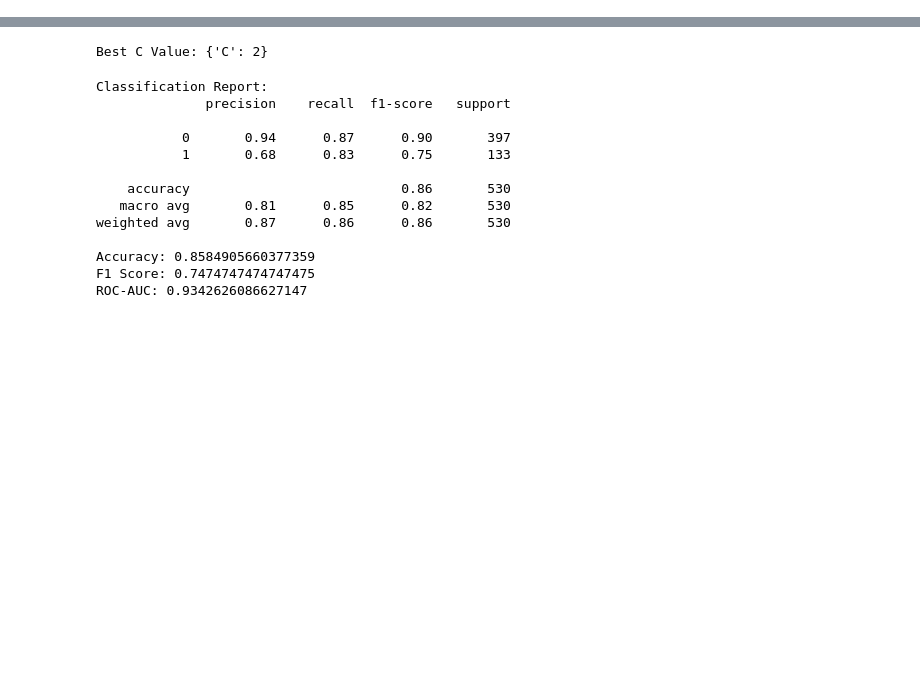
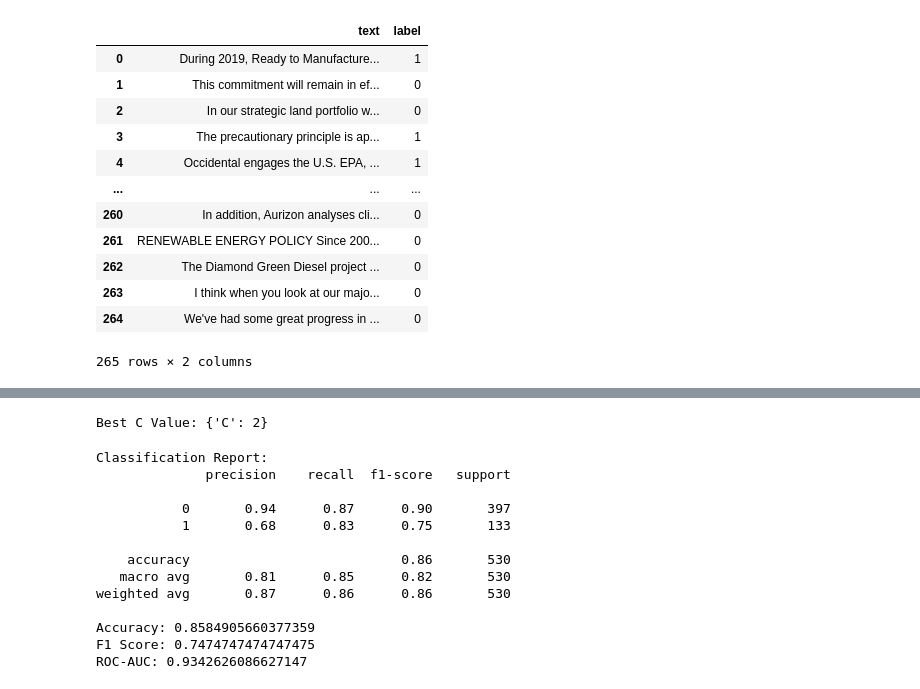
Before and after one commit to Nimishasree24/domain-project, a Jupyter notebook: ESG.ipynb, the cells around one changed output, grey strips where cells are left out. Cells and saved outputs as stored; diff of their text form; code cells hidden in the pictures; blank space fills up the shorter version.

```diff
--- a/ESG.ipynb
+++ b/ESG.ipynb
@@ -44,0 +60,17 @@ esg_docs_df = pd.read_csv(
+# %%
+valid_df = pd.read_parquet(r"C:\Users\asus\Desktop\ESG green washing detection\validation-00000-of-00001-2553e47d408fab28.parquet")
+valid_df
+# %% [output]
+|  | text | label |
+| 0 | During 2019, Ready to Manufacture... | 1 |
+| 1 | This commitment will remain in ef... | 0 |
+| 2 | In our strategic land portfolio w... | 0 |
+| 3 | The precautionary principle is ap... | 1 |
+| 4 | Occidental engages the U.S. EPA, ... | 1 |
+| ... | ... | ... |
+| 260 | In addition, Aurizon analyses cli... | 0 |
+| 261 | RENEWABLE ENERGY POLICY Since 200... | 0 |
+| 262 | The Diamond Green Diesel project ... | 0 |
+| 263 | I think when you look at our majo... | 0 |
+| 264 | We've had some great progress in ... | 0 |
+265 rows × 2 columns
```
Also changed, not shown: parts of 6 cells of this notebook, 2 other files.
